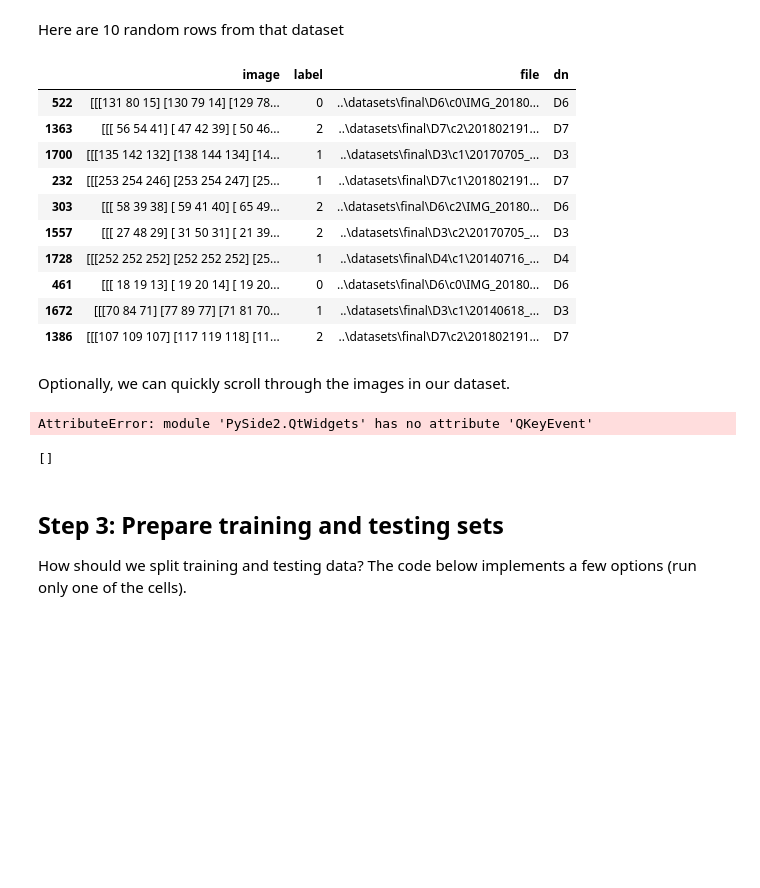
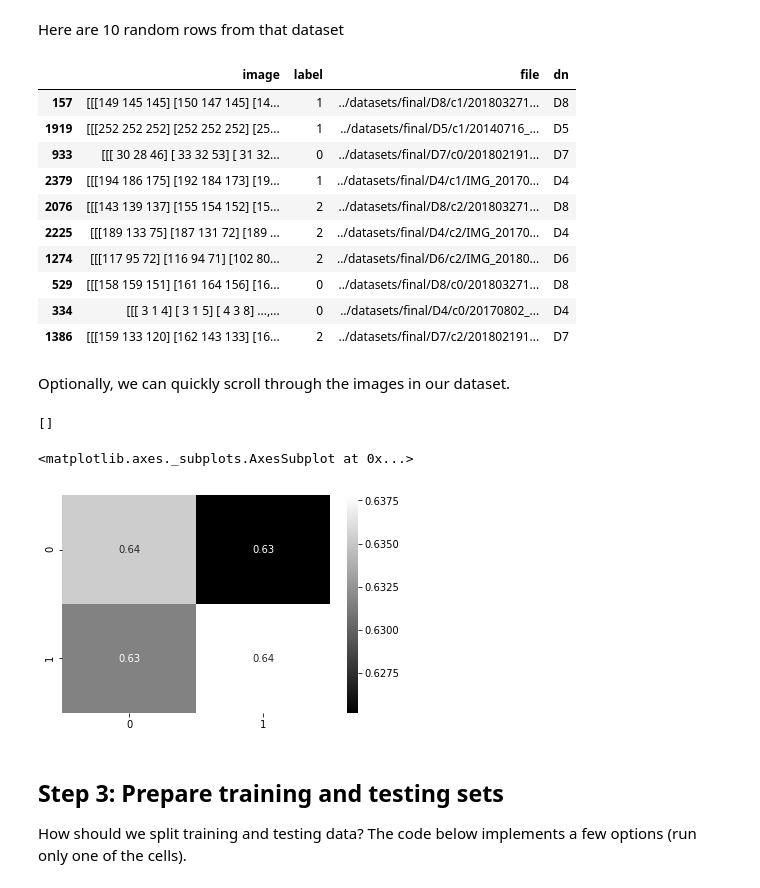
Before and after one commit to alessandro-giusti/rock-paper-scissors, a Jupyter notebook: Activity notebook/notebook_v2.ipynb, the cells around one changed output. Saved outputs shown, nothing was run; the diff lists cells and outputs as text; code cells hidden in the pictures; blank space fills up the shorter version.

Commit message:
New dataset, minor changes

```diff
--- a/Activity notebook/notebook_v2.ipynb
+++ b/Activity notebook/notebook_v2.ipynb
@@ -68,7 +68,7 @@ dataset_directory = pathlib.Path("..")/"datasets"/"final"
 # Define which datasets we should consider.
 # Each dataset is a directory withing dataset_directory
 # and must contain three subdirectories: (c0, c1, c2) for (rock, paper, scissors).
-dnames = ["D{}".format(n) for n in range(8,10)] + ["testing"]
+dnames = ["D{}".format(n) for n in range(1,9)] + ["testing"] + ["new"]
 
 
 # Now check the data
@@ -103,7 +103,7 @@ Found directory ..\datasets\final\D2\c2 containing class scissors
 # %% [markdown]
 Let's try to read the first image from the first directory, and visualize it.  Note that the tool allows you to zoom in order to see the individual pixels.
 # %%
-im = skimage.io.imread(list(list(cdirs.keys())[0].glob("*"))[0])
+im = skimage.io.imread(list(list(cdirs.keys())[-1].glob("*"))[0])
 viewer=skimage.viewer.ImageViewer(im)
 viewer.show()
 # Note: you have to close the window to continue
@@ -157,25 +157,31 @@ Here are 10 random rows from that dataset
 dataset.sample(n=10)[["image","label","file","dn"]].style
 # %% [output]
 |  | image | label | file | dn |
-| 522 | [[[131 80 15] [130 79 14] [129 78... | 0 | ..\datasets\final\D6\c0\IMG_20180... | D6 |
-| 1363 | [[[ 56 54 41] [ 47 42 39] [ 50 46... | 2 | ..\datasets\final\D7\c2\201802191... | D7 |
-| 1700 | [[[135 142 132] [138 144 134] [14... | 1 | ..\datasets\final\D3\c1\20170705_... | D3 |
-| 232 | [[[253 254 246] [253 254 247] [25... | 1 | ..\datasets\final\D7\c1\201802191... | D7 |
-| 303 | [[[ 58 39 38] [ 59 41 40] [ 65 49... | 2 | ..\datasets\final\D6\c2\IMG_20180... | D6 |
-| 1557 | [[[ 27 48 29] [ 31 50 31] [ 21 39... | 2 | ..\datasets\final\D3\c2\20170705_... | D3 |
-| 1728 | [[[252 252 252] [252 252 252] [25... | 1 | ..\datasets\final\D4\c1\20140716_... | D4 |
-| 461 | [[[ 18 19 13] [ 19 20 14] [ 19 20... | 0 | ..\datasets\final\D6\c0\IMG_20180... | D6 |
-| 1672 | [[[70 84 71] [77 89 77] [71 81 70... | 1 | ..\datasets\final\D3\c1\20140618_... | D3 |
-| 1386 | [[[107 109 107] [117 119 118] [11... | 2 | ..\datasets\final\D7\c2\201802191... | D7 |
+| 157 | [[[149 145 145] [150 147 145] [14... | 1 | ../datasets/final/D8/c1/201803271... | D8 |
+| 1919 | [[[252 252 252] [252 252 252] [25... | 1 | ../datasets/final/D5/c1/20140716_... | D5 |
+| 933 | [[[ 30 28 46] [ 33 32 53] [ 31 32... | 0 | ../datasets/final/D7/c0/201802191... | D7 |
+| 2379 | [[[194 186 175] [192 184 173] [19... | 1 | ../datasets/final/D4/c1/IMG_20170... | D4 |
+| 2076 | [[[143 139 137] [155 154 152] [15... | 2 | ../datasets/final/D8/c2/201803271... | D8 |
+| 2225 | [[[189 133 75] [187 131 72] [189 ... | 2 | ../datasets/final/D4/c2/IMG_20170... | D4 |
+| 1274 | [[[117 95 72] [116 94 71] [102 80... | 2 | ../datasets/final/D6/c2/IMG_20180... | D6 |
+| 529 | [[[158 159 151] [161 164 156] [16... | 0 | ../datasets/final/D8/c0/201803271... | D8 |
+| 334 | [[[ 3 1 4] [ 3 1 5] [ 4 3 8] ...,... | 0 | ../datasets/final/D4/c0/20170802_... | D4 |
+| 1386 | [[[159 133 120] [162 143 133] [16... | 2 | ../datasets/final/D7/c2/201802191... | D7 |
 # %% [markdown]
 Optionally, we can quickly scroll through the images in our dataset.
 # %%
-viewer=skimage.viewer.CollectionViewer([r[1]["image"] for r in dataset.iterrows()])
+viewer=skimage.viewer.CollectionViewer([r[1]["image"] for r in dataset.sort_values("dn").iterrows()])
 viewer.show()
 # Note: you have to close the window to continue
 # %% [output]
-AttributeError: module 'PySide2.QtWidgets' has no attribute 'QKeyEvent'
+[]
-[]
+# %%
+import seaborn as sns
+im = dataset.loc[0,"image"]
+sns.heatmap(skimage.color.rgb2gray(im[50:52,50:52]),cmap="gray",annot=True)
+# %% [output]
+<matplotlib.axes._subplots.AxesSubplot at 0x...>
+[figure, added]
 # %% [markdown]
 ## Step 3: Prepare training and testing sets
 
```
Also changed, not shown: parts of 30 cells of this notebook, 13 other files.
